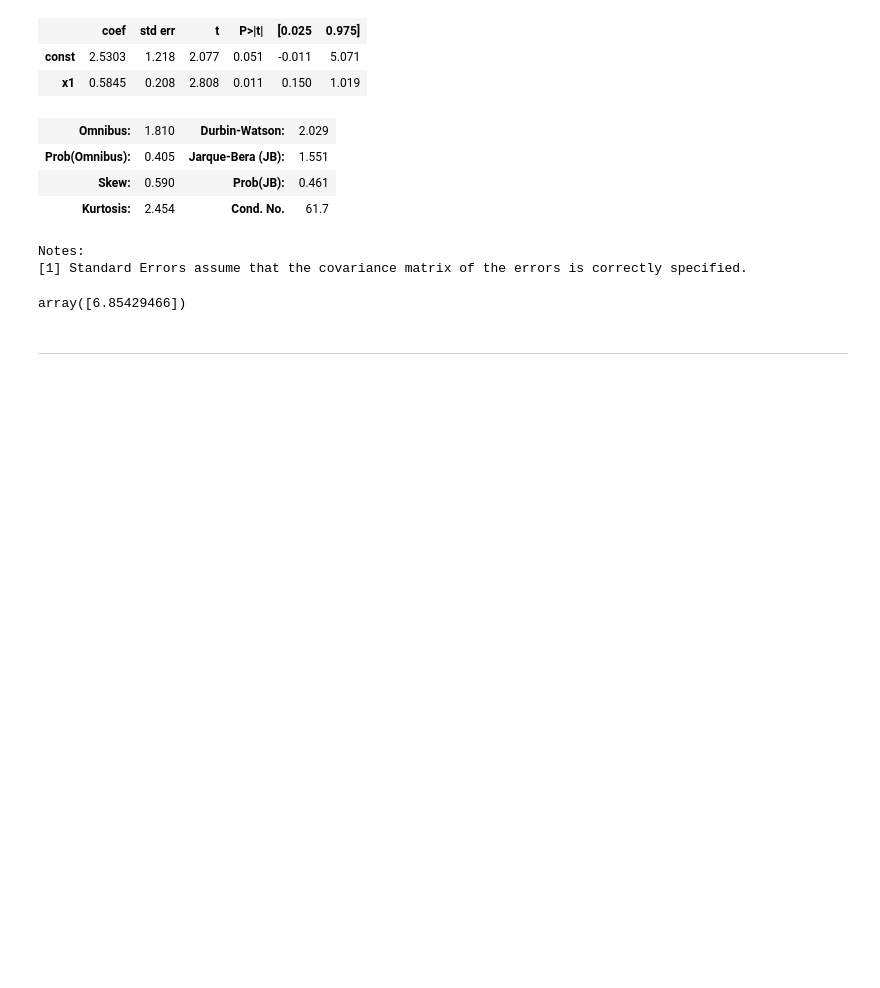
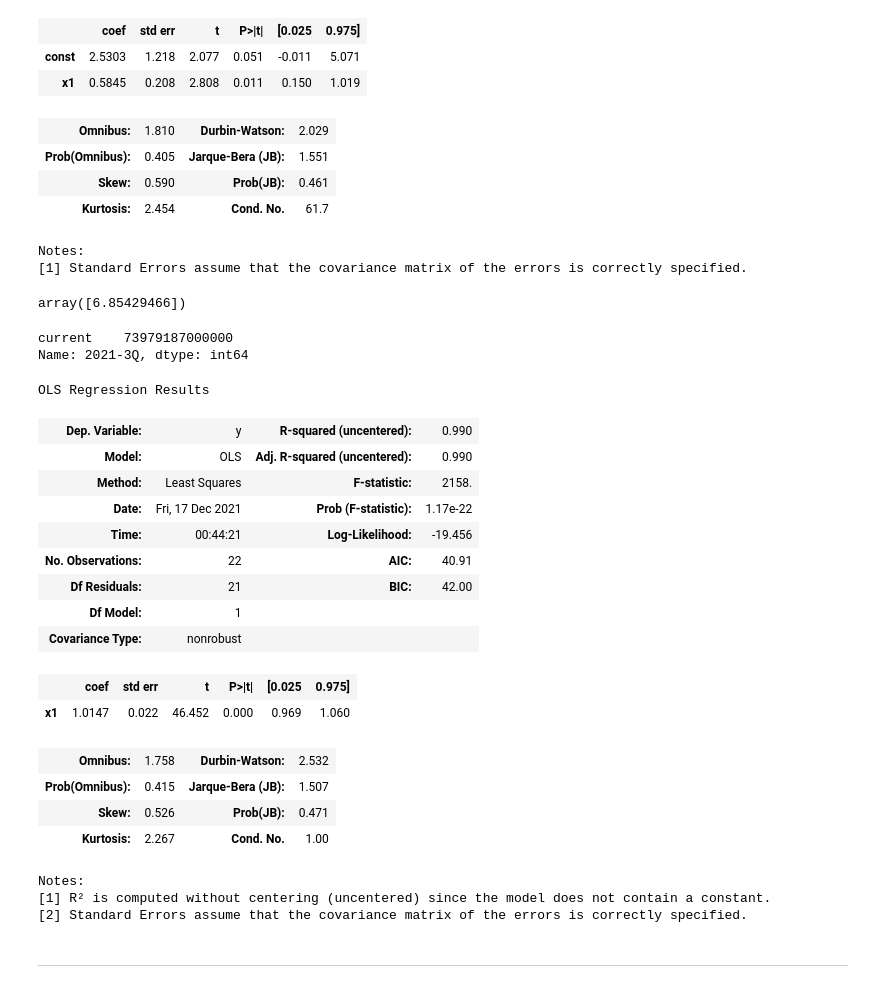
Before and after one commit to simonjisu/FSQA, a Jupyter notebook: Notebooks/01_SQLDatabase.ipynb, the cells around one changed output. Drawn from its saved outputs; the diff is of its cells as text; code cells hidden in the pictures; blank space fills up the shorter version.

```diff
--- a/Notebooks/01_SQLDatabase.ipynb
+++ b/Notebooks/01_SQLDatabase.ipynb
@@ -543,5 +510,34 @@ Q3_2021 = df_rev.loc[(2021, '3Q'), ['value']].values
 results.predict(pipeline(Q3_2021, add_const=True))
 # %% [output]
 array([6.85429466])
+# %%
+df_rev.loc['2021-3Q', ['current']]
+# %% [output]
+current    73979187000000
+Name: 2021-3Q, dtype: int64
+# %%
+model = sm.OLS(y, pipeline(X, add_const=False))
+results = model.fit()
+results.summary()
+# %% [output]
+OLS Regression Results
+| Dep. Variable: | y | R-squared (uncentered): | 0.990 |
+| Model: | OLS | Adj. R-squared (uncentered): | 0.990 |
+| Method: | Least Squares | F-statistic: | 2158. |
+| Date: | Fri, 17 Dec 2021 | Prob (F-statistic): | 1.17e-22 |
+| Time: | 00:44:21 | Log-Likelihood: | -19.456 |
+| No. Observations: | 22 | AIC: | 40.91 |
+| Df Residuals: | 21 | BIC: | 42.00 |
+| Df Model: | 1 |  |  |
+| Covariance Type: | nonrobust |  |  |
+|  | coef | std err | t | P>|t| | [0.025 | 0.975] |
+| x1 | 1.0147 | 0.022 | 46.452 | 0.000 | 0.969 | 1.060 |
+| Omnibus: | 1.758 | Durbin-Watson: | 2.532 |
+| Prob(Omnibus): | 0.415 | Jarque-Bera (JB): | 1.507 |
+| Skew: | 0.526 | Prob(JB): | 0.471 |
+| Kurtosis: | 2.267 | Cond. No. | 1.00 |
+Notes:
+[1] R² is computed without centering (uncentered) since the model does not contain a constant.
+[2] Standard Errors assume that the covariance matrix of the errors is correctly specified.
 # %% [markdown]
 ---
```
Also changed, not shown: parts of 11 cells of this notebook, 15 other files.
